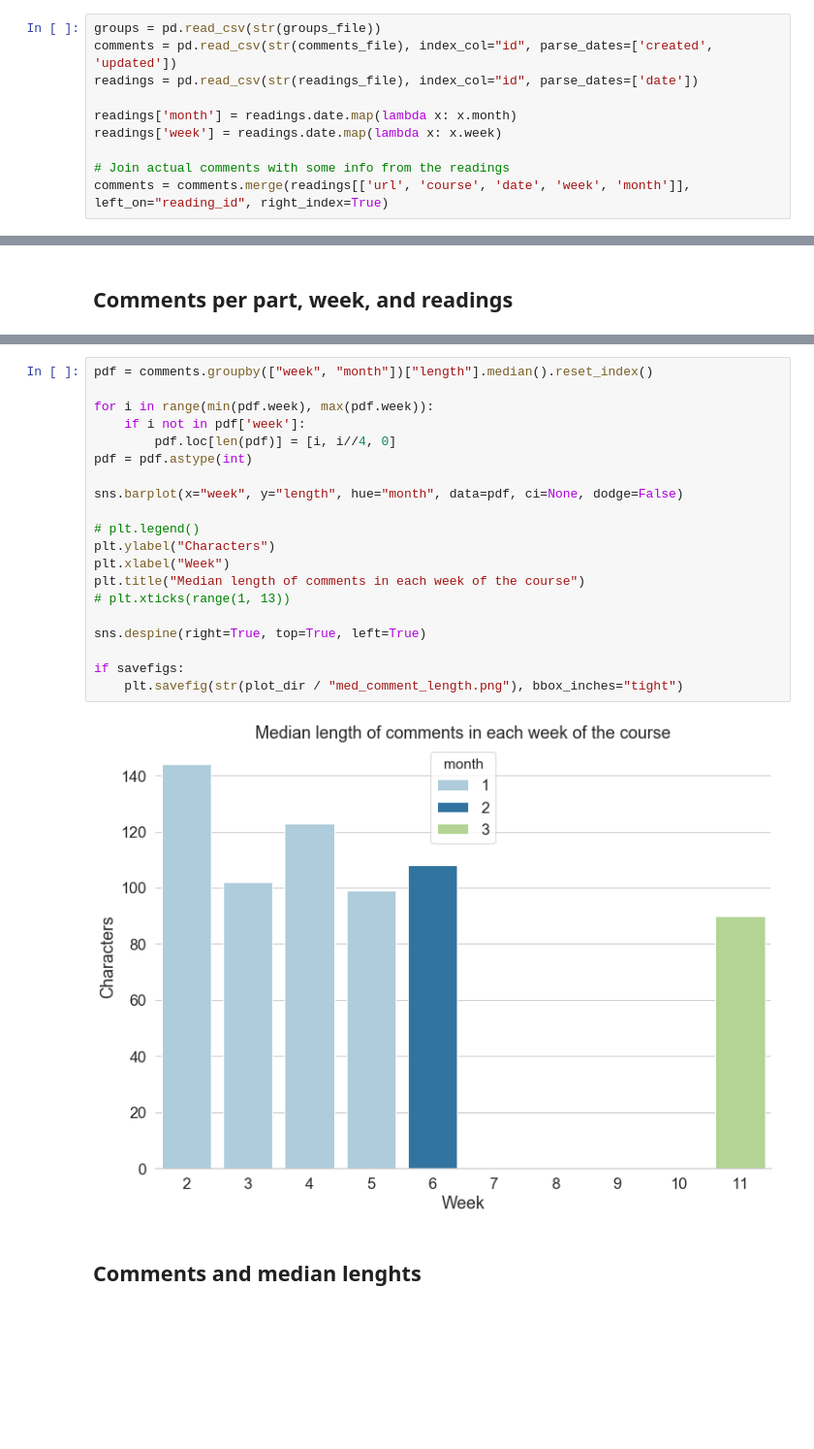
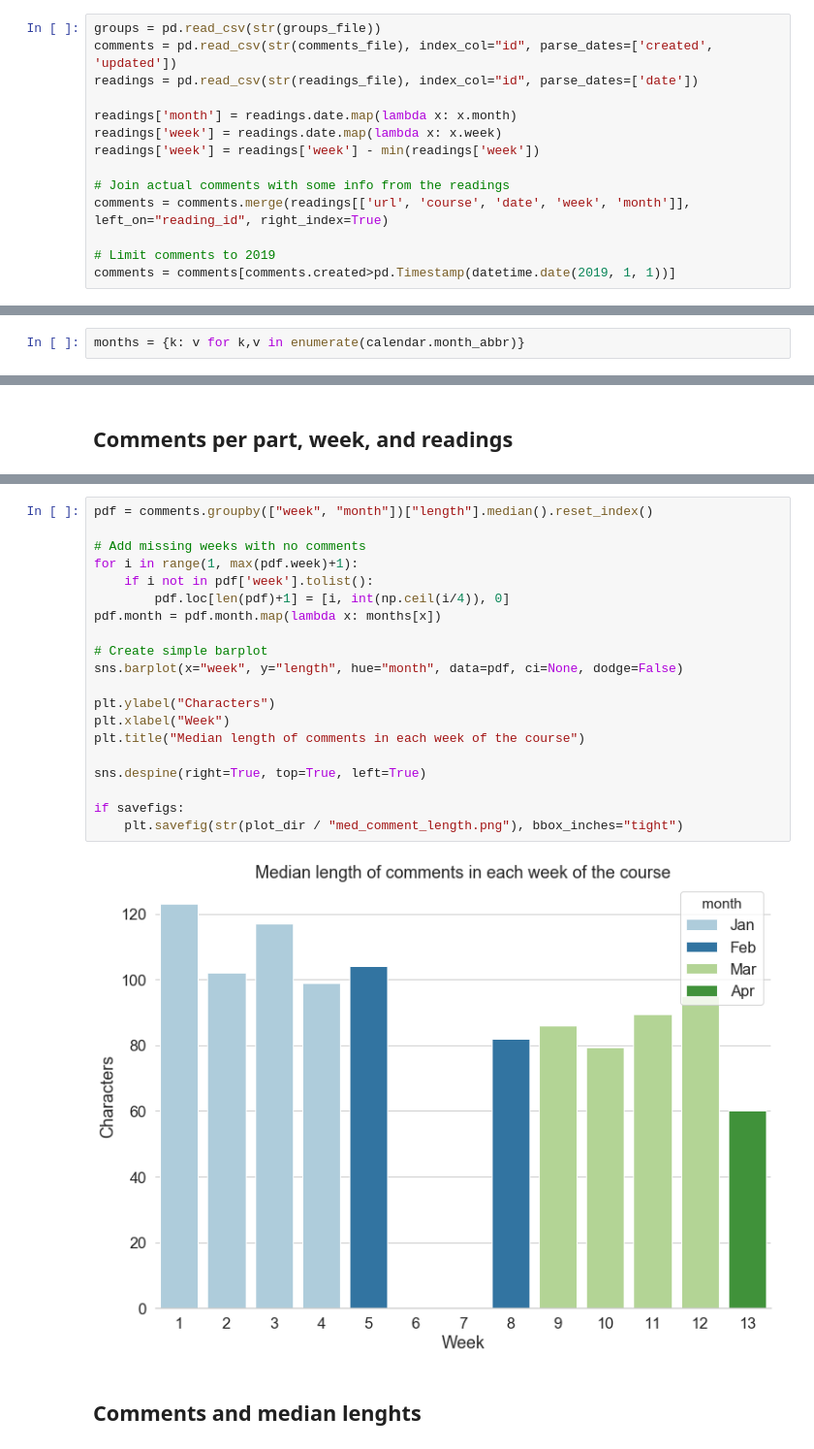
Before and after one commit to ScholCommLab/annotation-analysis, a Jupyter notebook: code/annotation_analysis.ipynb, the cells around one changed output, grey strips where cells are left out. Shown: that part at 97% size. Cells and saved outputs as stored; diff of their text form; blank space fills up the shorter version.

```diff
--- a/code/annotation_analysis.ipynb
+++ b/code/annotation_analysis.ipynb
@@ -42,6 +43,10 @@ readings = pd.read_csv(str(readings_file), index_col="id", parse_dates=['date'])
 
 readings['month'] = readings.date.map(lambda x: x.month)
 readings['week'] = readings.date.map(lambda x: x.week)
+readings['week'] = readings['week'] - min(readings['week'])
 
 # Join actual comments with some info from the readings
 comments = comments.merge(readings[['url', 'course', 'date', 'week', 'month']], left_on="reading_id", right_index=True)
+
+# Limit comments to 2019
+comments = comments[comments.created>pd.Timestamp(datetime.date(2019, 1, 1))]
@@ -67,3 +75,5 @@ readings = readings[readings.course.isin(courses_to_include)]
+# %%
+months = {k: v for k,v in enumerate(calendar.month_abbr)}
 # %% [markdown]
 ## Plots & analyses
 # %%
@@ -152,25 +156,25 @@ if savefigs:
 # %%
 pdf = comments.groupby(["week", "month"])["length"].median().reset_index()
 
-for i in range(min(pdf.week), max(pdf.week)):
-    if i not in pdf['week']:
-        pdf.loc[len(pdf)] = [i, i//4, 0]
-pdf = pdf.astype(int)
+# Add missing weeks with no comments
+for i in range(1, max(pdf.week)+1):
+    if i not in pdf['week'].tolist():
+        pdf.loc[len(pdf)+1] = [i, int(np.ceil(i/4)), 0]
+pdf.month = pdf.month.map(lambda x: months[x])
 
+# Create simple barplot
 sns.barplot(x="week", y="length", hue="month", data=pdf, ci=None, dodge=False)
 
-# plt.legend()
 plt.ylabel("Characters")
 plt.xlabel("Week")
 plt.title("Median length of comments in each week of the course")
-# plt.xticks(range(1, 13))
 
 sns.despine(right=True, top=True, left=True)
 
 if savefigs:
     plt.savefig(str(plot_dir / "med_comment_length.png"), bbox_inches="tight")
 # %% [output]
-[figure, old version]
+[figure, new version]
 # %% [markdown]
 ## Comments and median lenghts
 # %%
```
Also changed, not shown: parts of 21 cells of this notebook.
